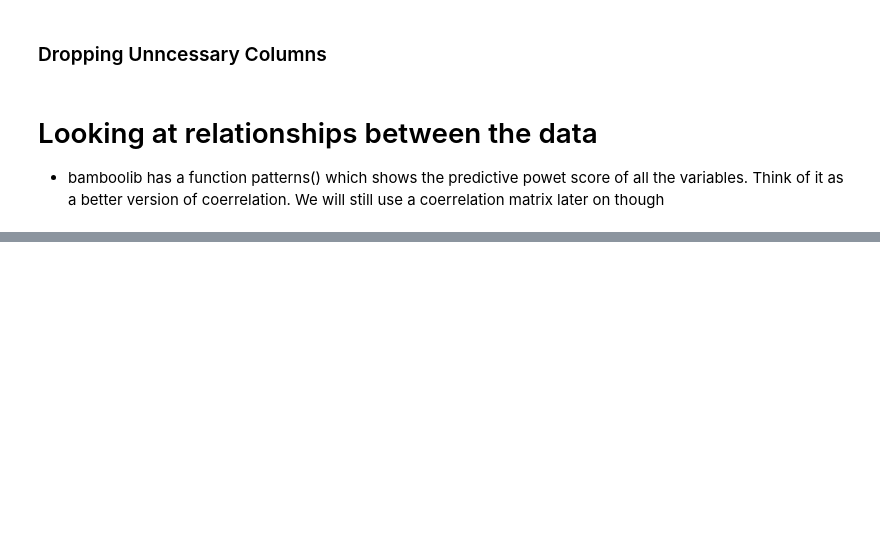
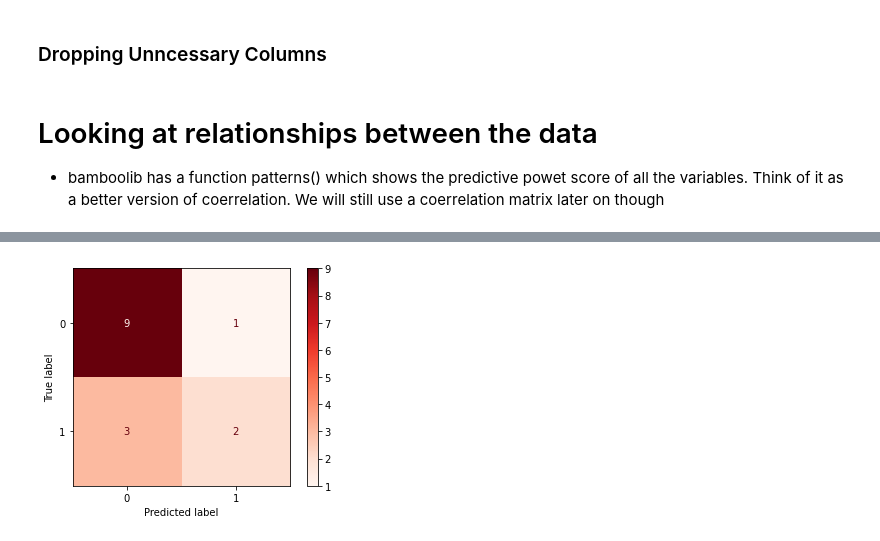
Before and after one commit to Farzan-Hashmi/cc-student-survey, a Jupyter notebook: actual_survey.ipynb, the cells around one changed output, grey strips where cells are left out. Cells and saved outputs as stored; diff of their text form; code cells hidden in the pictures; blank space fills up the shorter version.

Commit message:
update
added ml model and more graphs

```diff
--- a/actual_survey.ipynb
+++ b/actual_survey.ipynb
@@ -74,0 +32,8 @@ TabSection(children=(BrowserCheck(), HBox(children=(Tab(closable=False, title='p
+# %%
+de = df
+de = de.replace('No', 0)
+de = de.replace('Yes', 1)
+de = de.replace('Math', 0)
+de = de.replace('Humanities/Social Sciences', 1)
+de = de.replace('Science', 2)
+de = de.replace('Engineering/CS/DS', 3)
@@ -74,0 +63,15 @@ TabSection(children=(BrowserCheck(), HBox(children=(Tab(closable=False, title='p
+# %%
+from sklearn.model_selection import train_test_split
+
+X = de[['major', 'labs?', 'num_of_units', 'easy_internet?', 'max_screentime', 'more_distracted_at_home?', 'commute_time_mins', 'personality_rating']]
+y = de[['in person?']]
+# %%
+from sklearn.model_selection import train_test_split
+
+X_train, X_test, y_train, y_test = train_test_split(X, y, test_size=0.2, random_state=0)
+# %%
+from sklearn.ensemble import RandomForestClassifier
+
+clf = RandomForestClassifier(n_estimators=100, random_state=2)
+clf.fit(X_train, y_train)
+y_pred = clf.predict(X_test)
@@ -74,0 +100,4 @@ TabSection(children=(BrowserCheck(), HBox(children=(Tab(closable=False, title='p
+# %%
+matrix = plot_confusion_matrix(clf, X_test, y_test, cmap=plt.cm.Reds)
+# %% [output]
+[figure, added]
```
Also changed, not shown: parts of 19 cells of this notebook, 1 other file.
